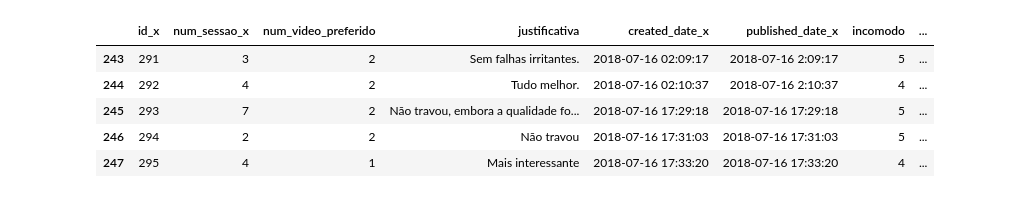
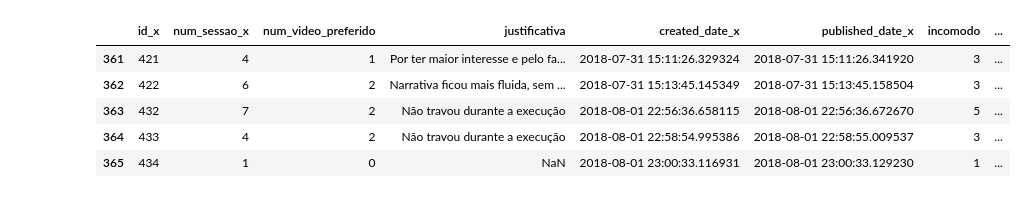
Before and after one commit to mateussnogs/analise_qose_2, a Jupyter notebook: analise_qose2.ipynb, the cells around one changed output. Saved outputs shown, nothing was run; the diff lists cells and outputs as text; code cells hidden in the pictures.

```diff
--- a/analise_qose2.ipynb
+++ b/analise_qose2.ipynb
@@ -29,24 +29,24 @@ for i in range(len(stress)):
 # %%
 # Join entre Stress e Feedbacks
 
-feedbacks = pd.read_csv("Feedbacks 17_08 - video_sessions_feedback.csv", parse_dates=['created_date'])
-stress = pd.read_csv("Stress 17_08 - video_sessions_stressfeedback.csv", parse_dates=['created_date'])
+feedbacks = pd.read_csv("Feedbacks.csv", parse_dates=['created_date'])
+stress = pd.read_csv("Stress.csv", parse_dates=['created_date'])
 
 stress_sid = stress[pd.notna(stress['session_id'])] # pega os que tem session_id preenchido
 stress_email = stress[pd.notna(stress['email'])] # pega os que tem email preenchido
 stress_email = stress_email[ ~stress_email['session_id'].isin(stress_sid['session_id']) ] # pega os que tem email sem session_id
 stress_final = pd.concat([stress_sid, stress_email])
 
 feedbacks_stress = pd.merge(feedbacks, stress_final, on=['session_id', 'email'], how='inner')
 
 feedbacks_stress.tail()
 # %% [output]
 |  | id_x | num_sessao_x | num_video_preferido | justificativa | created_date_x | published_date_x | incomodo | ... |
-| 243 | 291 | 3 | 2 | Sem falhas irritantes. | 2018-07-16 02:09:17 | 2018-07-16 2:09:17 | 5 | ... |
-| 244 | 292 | 4 | 2 | Tudo melhor. | 2018-07-16 02:10:37 | 2018-07-16 2:10:37 | 4 | ... |
-| 245 | 293 | 7 | 2 | Não travou, embora a qualidade fo... | 2018-07-16 17:29:18 | 2018-07-16 17:29:18 | 5 | ... |
-| 246 | 294 | 2 | 2 | Não travou | 2018-07-16 17:31:03 | 2018-07-16 17:31:03 | 5 | ... |
-| 247 | 295 | 4 | 1 | Mais interessante | 2018-07-16 17:33:20 | 2018-07-16 17:33:20 | 4 | ... |
+| 361 | 421 | 4 | 1 | Por ter maior interesse e pelo fa... | 2018-07-31 15:11:26.329324 | 2018-07-31 15:11:26.341920 | 3 | ... |
+| 362 | 422 | 6 | 2 | Narrativa ficou mais fluida, sem ... | 2018-07-31 15:13:45.145349 | 2018-07-31 15:13:45.158504 | 3 | ... |
+| 363 | 432 | 7 | 2 | Não travou durante a execução | 2018-08-01 22:56:36.658115 | 2018-08-01 22:56:36.672670 | 5 | ... |
+| 364 | 433 | 4 | 2 | Não travou durante a execução | 2018-08-01 22:58:54.995386 | 2018-08-01 22:58:55.009537 | 3 | ... |
+| 365 | 434 | 1 | 0 | NaN | 2018-08-01 23:00:33.116931 | 2018-08-01 23:00:33.129230 | 1 | ... |
 # %%
 #normaliza os dados da versao 1 para range de 5
 feedbacks_stress.loc[feedbacks_stress['versao'] == 1, ['incomodo', 'interesse1', 'interesse2'] ] //= 2
```
Also changed, not shown: parts of 17 cells of this notebook.
